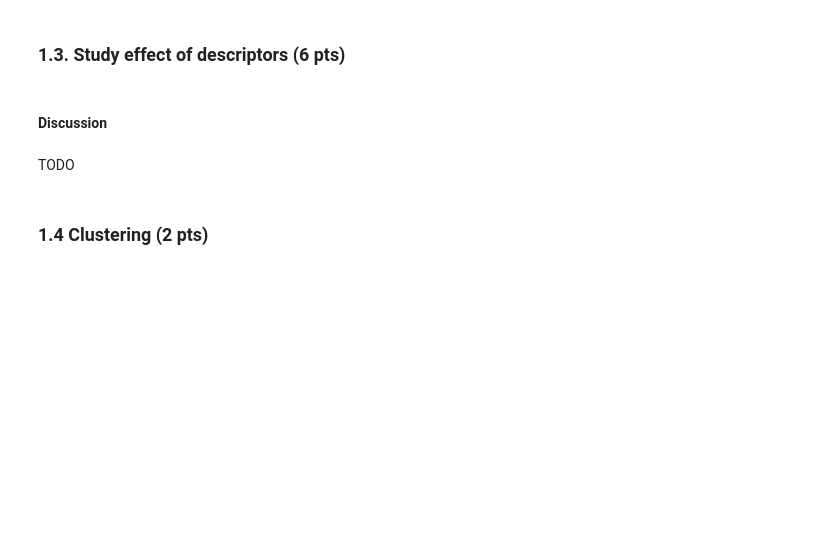
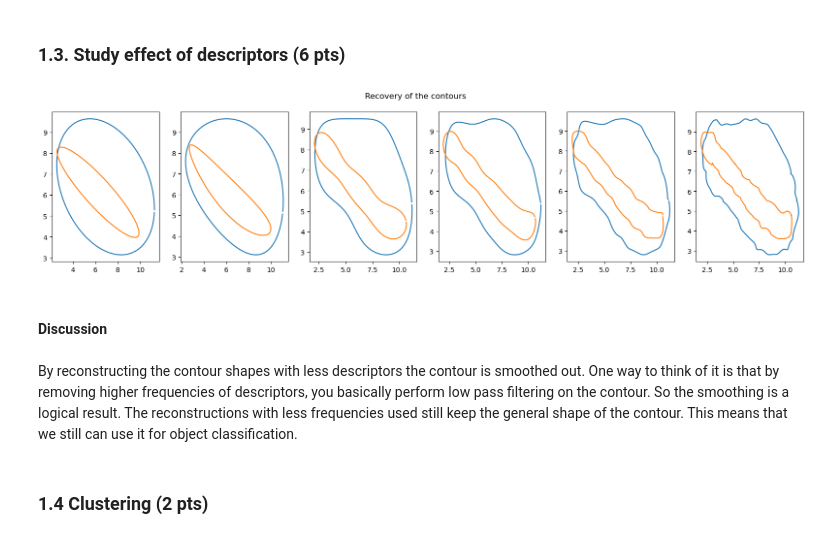
Before and after one commit to EliasWilliamGit/EE451, a Jupyter notebook: labs/lab_02_object_description.ipynb, the cells around one changed output. Cells and saved outputs as stored; diff of their text form; code cells hidden in the pictures; blank space fills up the shorter version.

Commit message:
Fourier descriptors work, maybe we dont have 'equidistant' points

```diff
--- a/labs/lab_02_object_description.ipynb
+++ b/labs/lab_02_object_description.ipynb
@@ -260,7 +271,7 @@ TODO
 ### 1.3. Study effect of descriptors (6 pts)
 # %%
 # Define increasing set sizes of the descriptors. You can also change these numbers.
-descr_set_sizes = [1, 2, 5, 10, 20]
+descr_set_sizes = [1, 2, 5, 10, 20, 75]
 
 # Define images for which you will show the recovery. You can also change the indexes.
 zero = zeros_im[0]
@@ -270,23 +279,49 @@ one = ones_im[0]
+# %%
+# TODO
+def reconstruct_contour(descriptors_in, set_size):
+    descriptors = descriptors_in.copy()
+
+    # Reduce the amount of frequencies used for reconstruction
+    descriptors[ set_size + 1 : descriptors.shape[0]//2 + 1 ] = 0
+    #descriptors[ descriptors.shape[0]//2 + 1 + set_size : ] = 0
+    descriptors[ descriptors.shape[0]//2 + 1 : - set_size] = 0
+
+    # Reconstruct
+    reconstr = np.fft.ifft(descriptors)
+
+    reconstr_xy = np.array((np.real(reconstr), np.imag(reconstr))).T
+
+    return reconstr_xy
 # %%
+desc_zero = get_descriptors(zero)
+
+desc_one = get_descriptors(one)
+
+rec_zero_list = [reconstruct_contour(desc_zero, set_size) for set_size in descr_set_sizes]
+rec_one_list = [reconstruct_contour(desc_one, set_size) for set_size in descr_set_sizes]
+
+
 # On each of the 5 plots you will show the recovery for a "0" and a "1" (used the same axis for both a "0" and a "1").
-fig, axes = plt.subplots(1, 5, figsize=(20, 4))
+fig, axes = plt.subplots(1, 6, figsize=(20, 4))
 
 # Plot recovery for a zero image
-for i in range(0,  5):
+for i in range(0,  6):
     # TODO
-    axes[i].# TODO
+    axes[i].plot(rec_zero_list[i][:,0], rec_zero_list[i][:,1])# TODO
 
 # Plot recovery for a one image
-for i in range(0,  5):
+for i in range(0,  6):
      # TODO
-    axes[i].# TODO
+    axes[i].plot(rec_one_list[i][:,0], rec_one_list[i][:,1])# TODO
 
 fig.suptitle("Recovery of the contours")
 plt.show()
+# %% [output]
+[figure, added]
 # %% [markdown]
 #### Discussion
-# %% [markdown]
-TODO
+# %% [markdown]
+By reconstructing the contour shapes with less descriptors the contour is smoothed out. One way to think of it is that by removing higher frequencies of descriptors, you basically perform low pass filtering on the contour. So the smoothing is a logical result. The reconstructions with less frequencies used still keep the general shape of the contour. This means that we still can use it for object classification.
 # %% [markdown]
 ### 1.4 Clustering (2 pts)
 # %%
```
Also changed, not shown: parts of 3 cells of this notebook.
